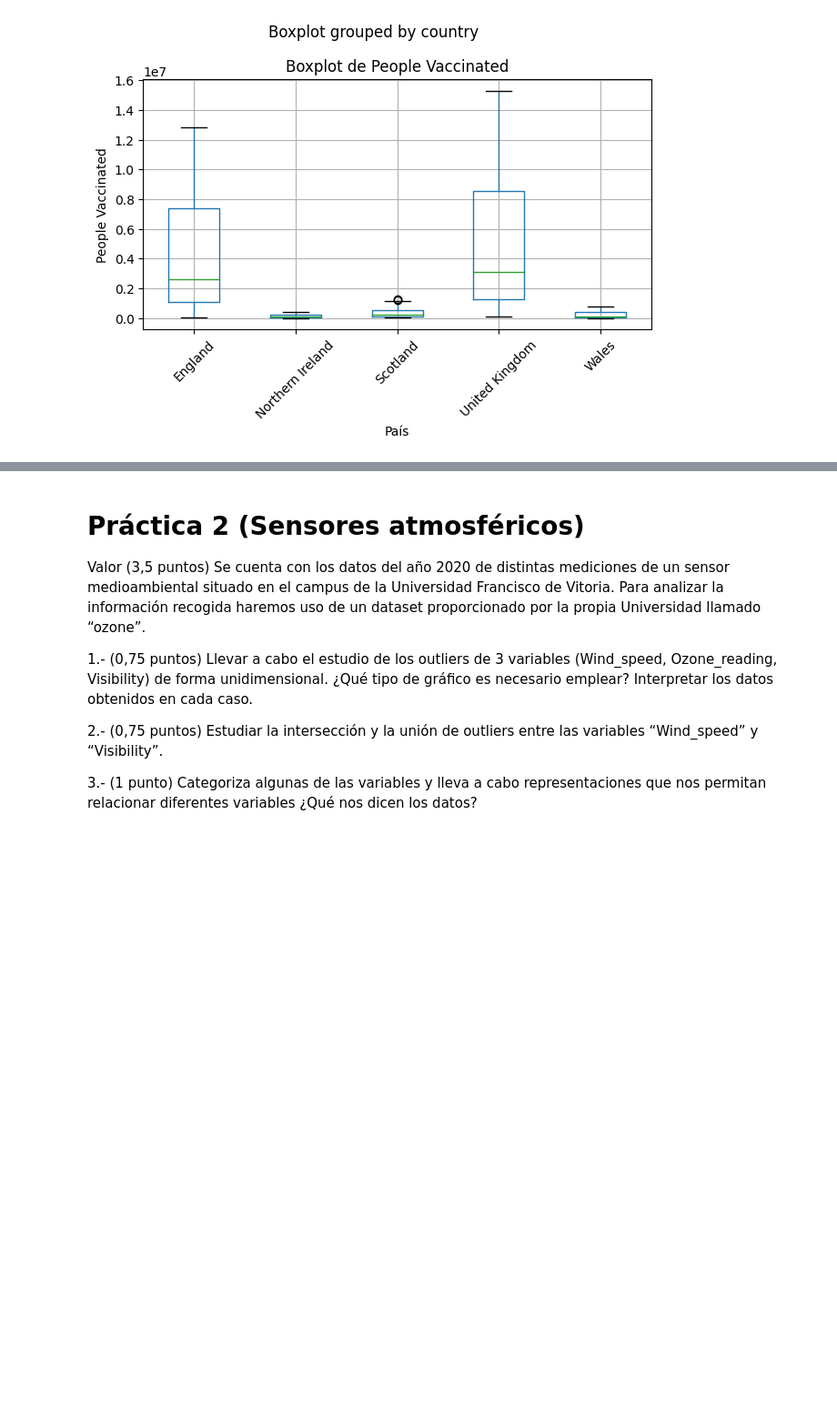
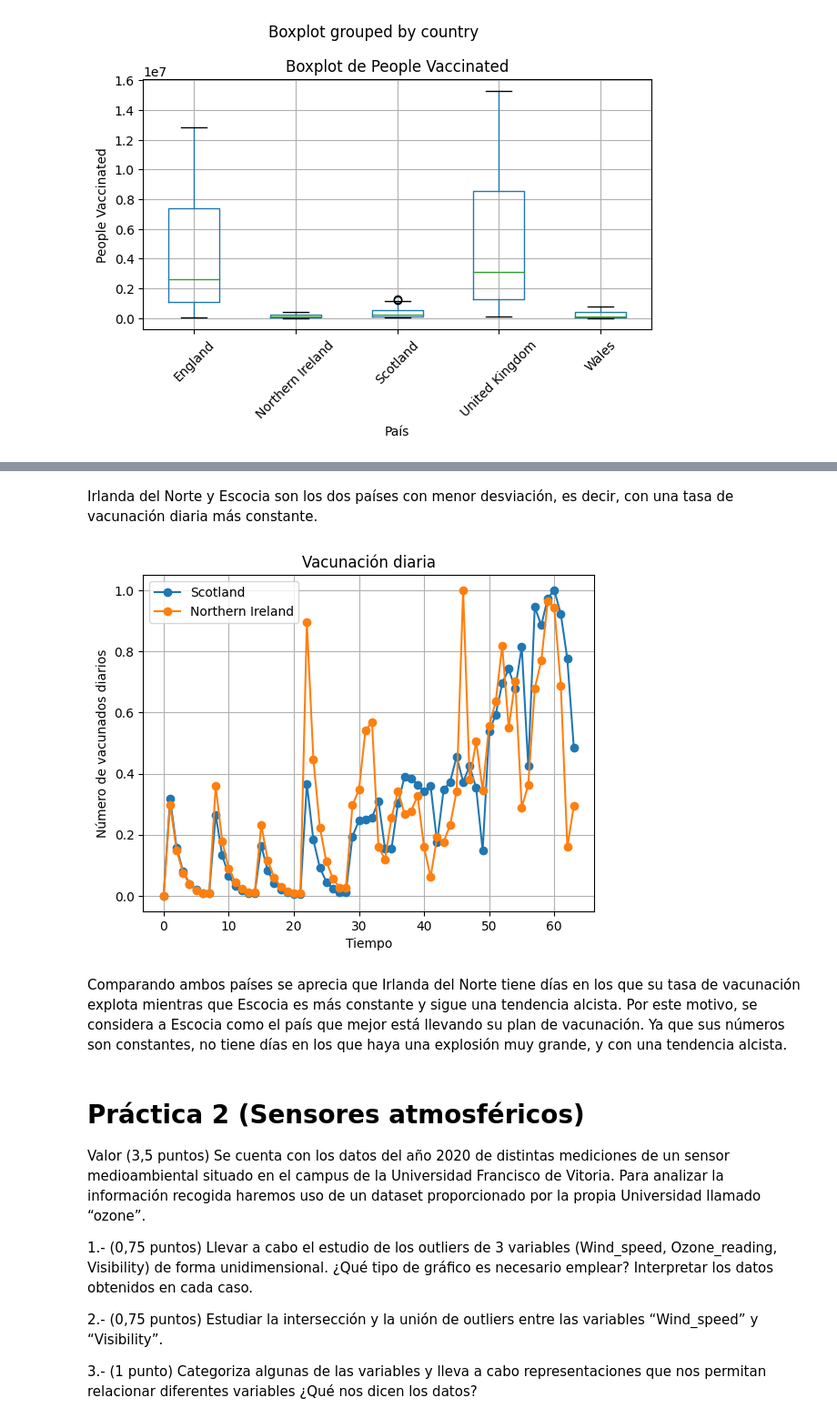
Before and after one commit to 9105507/MINERIA_DE_DATOS_23_24, a Jupyter notebook: LAB01_Preprocesamiento_y_visualización.ipynb, the cells around one changed output, grey strips where cells are left out. Shown at 91% size. Drawn from its saved outputs; the diff is of its cells as text; code cells hidden in the pictures; blank space fills up the shorter version.

```diff
--- a/LAB01_Preprocesamiento_y_visualización.ipynb
+++ b/LAB01_Preprocesamiento_y_visualización.ipynb
@@ -514,3 +627,23 @@ En el anterior gráfico de bigotes se puede ver como, Irlanda del norte, Escocia
+# %% [markdown]
+Irlanda del Norte y Escocia son los dos países con menor desviación, es decir, con una tasa de vacunación diaria más constante.
+# %%
+for pais in top5.index:
+  if pais == 'Scotland' or pais == 'Northern Ireland':
+    datos_pais = df_diferencias[df_diferencias['country'] == pais]
+    plt.plot(range(len(datos_pais)),datos_pais['diferencia_normalizada'], label=pais, marker = 'o')
+
+# Añade etiquetas y leyenda al gráfico
+plt.xlabel('Tiempo')
+plt.ylabel('Número de vacunados diarios')
+plt.title('Vacunación diaria')
+plt.legend()
+plt.grid()
+# Muestra el gráfico
+plt.show()
+# %% [output]
+[figure, added]
+# %% [markdown]
+Comparando ambos países se aprecia que Irlanda del Norte tiene días en los que su tasa de vacunación explota mientras que Escocia es más constante y sigue una tendencia alcista. Por este motivo, se considera a Escocia como el país que mejor está llevando su plan de vacunación. Ya que sus números son constantes, no tiene días en los que haya una explosión muy grande, y con una tendencia alcista.
 # %% [markdown]
 # Práctica 2 (Sensores atmosféricos)
 
```
Also changed, not shown: parts of 29 cells of this notebook.
